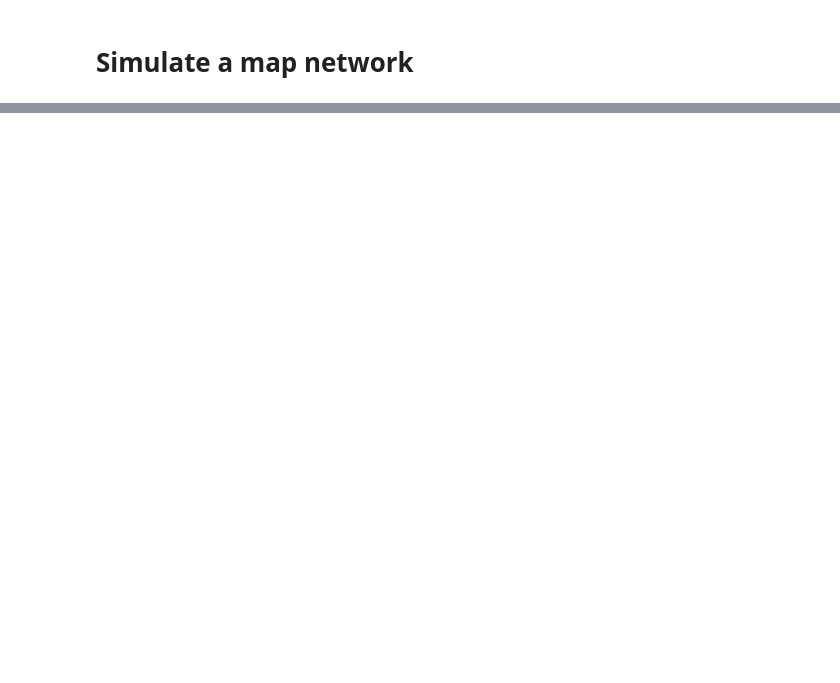
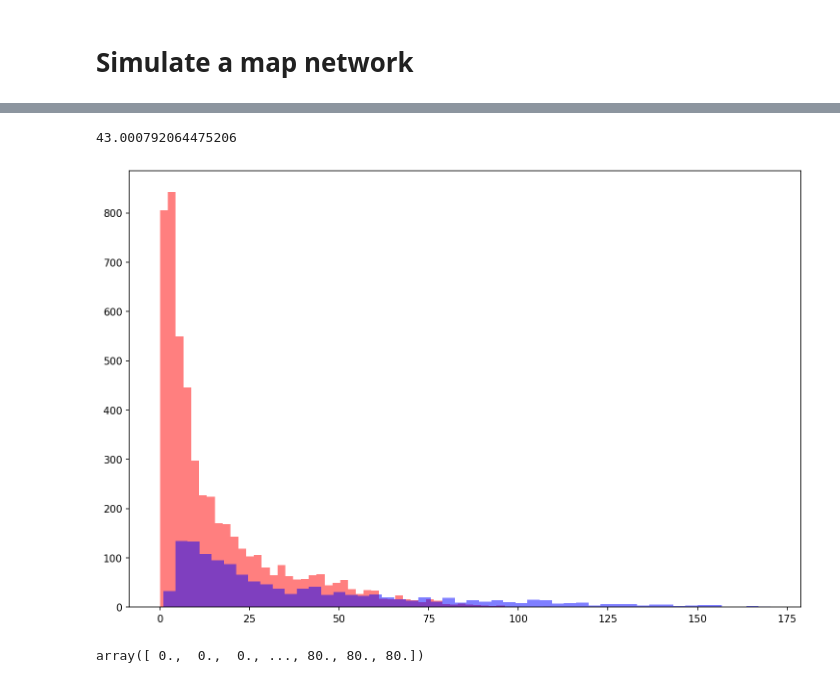
Before and after one commit to AddingAddict/ToroidalNetworks, a Jupyter notebook: sparse_weights/notebooks/test_spat_networks.ipynb, the cells around one changed output, grey strips where cells are left out. Cells and saved outputs as stored; diff of their text form; code cells hidden in the pictures; blank space fills up the shorter version.

```diff
--- a/sparse_weights/notebooks/test_spat_networks.ipynb
+++ b/sparse_weights/notebooks/test_spat_networks.ipynb
@@ -66,0 +94,6 @@ dtype('float32')
+# %%
+net = m_network.network(NC=[4,1],Nrf=36,Nori=9)
+net.generate_disorder(1e-3*np.array([[0.1,-0.8],[0.3,-0.7]]),
+                      np.array([[15,10],[15,10]]),np.array([[30,20],[30,20]]),
+                      500*1e-3*20*np.array([0.25,0.4]),
+                      20*np.ones(2),40*np.ones(2),500)
@@ -66,0 +104,16 @@ dtype('float32')
+# %%
+print(np.mean(sol[net.get_centered_neurons(),-1]))
+
+fig,ax = plt.subplots(1,1,figsize=(12,8),dpi=150)
+
+ax.hist(sol[net.C_all[0],-1],50,color='r',alpha=0.5)
+ax.hist(sol[net.C_all[1],-1],50,color='b',alpha=0.5)
+
+plt.show()
+# %% [output]
+43.000792064475206
+[figure, added]
+# %%
+net.get_ori_dist()
+# %% [output]
+array([ 0.,  0.,  0., ..., 80., 80., 80.])
```
Also changed, not shown: parts of 8 cells of this notebook, 10 other files.
